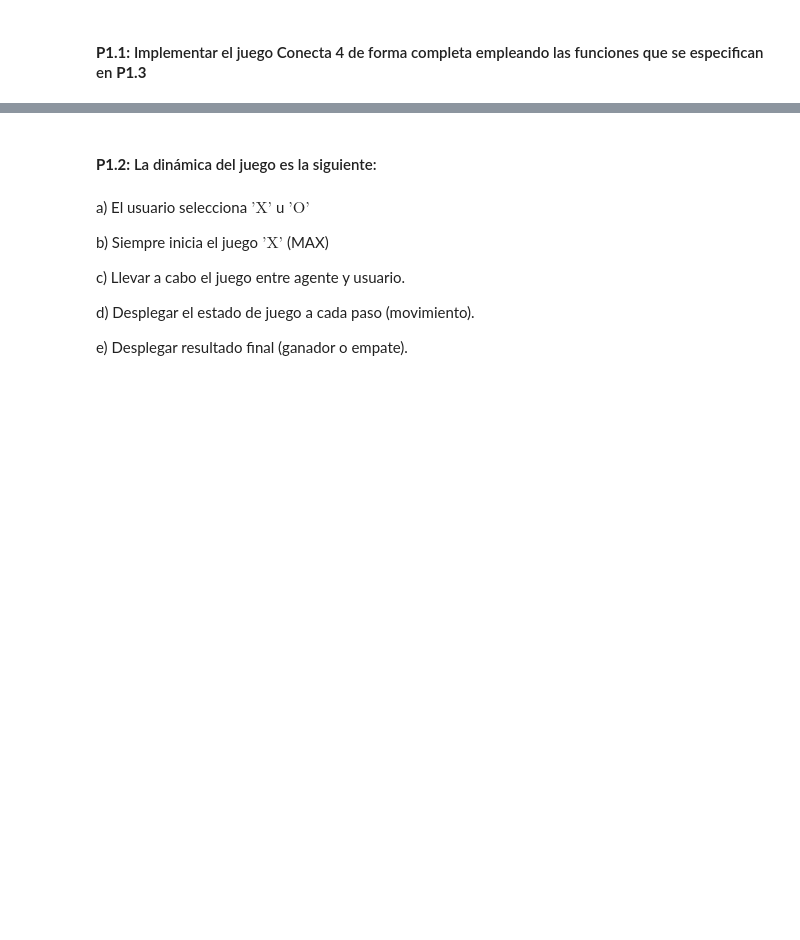
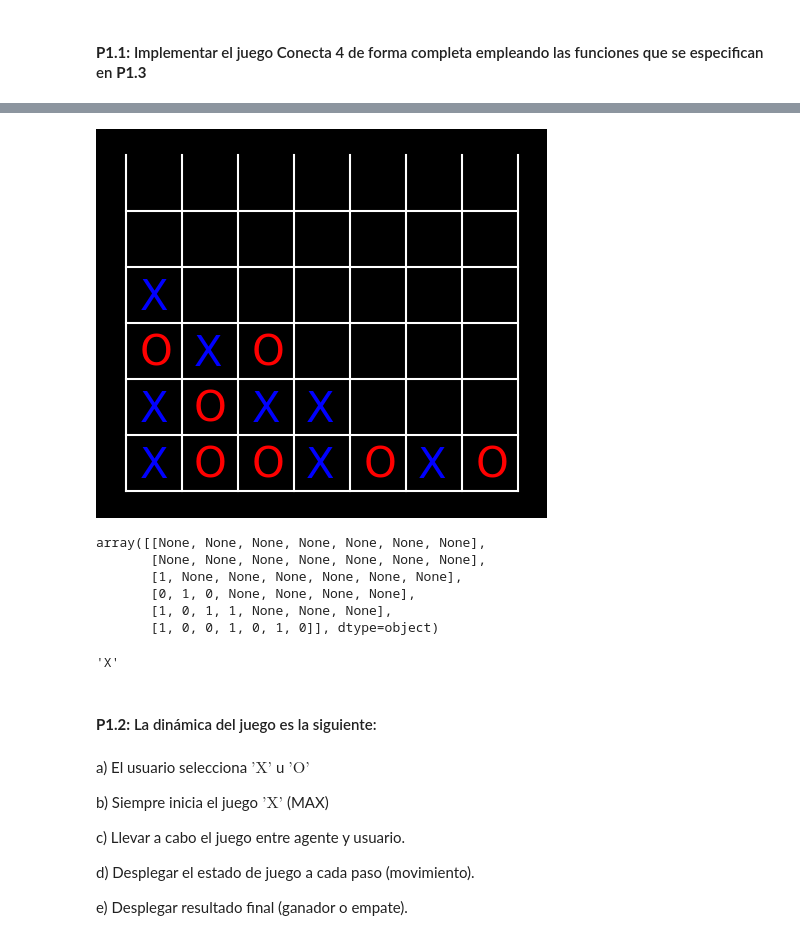
Before and after one commit to Daniels1610/CI008-Dagraz, a Jupyter notebook: labs/P03.ipynb, the cells around one changed output, grey strips where cells are left out. Cells and saved outputs as stored; diff of their text form; code cells hidden in the pictures; blank space fills up the shorter version.

```diff
--- a/labs/P03.ipynb
+++ b/labs/P03.ipynb
@@ -14,0 +22,9 @@ from classes.players.SmartComputerPlayer import SmartComputerPlayer
+# %%
+def get_fm(img:tuple, f:tuple, stride:np.int8) -> tuple:
+    feature_dims = np.empty(2, dtype=np.int8)
+    if (((img[0] - f[0]) % stride != 0) or ((img[1] - f[1]) % stride != 0)):
+        return "Operation is not valid!"
+    else:
+        feature_dims[0] = (img[0] - f[0]) / stride + 1
+        feature_dims[1] = (img[1] - f[1]) / stride + 1
+    return tuple(feature_dims)
@@ -192,3 +300,28 @@ display(b.board)
+# %%
+b.make_move(np.array([5,1])); b.update_board(np.array([5,1]))
+b.make_move(np.array([5,0])); b.update_board(np.array([5,0]))
+b.make_move(np.array([4,1])); b.update_board(np.array([4,1]))
+b.make_move(np.array([3,1])); b.update_board(np.array([3,1]))
+b.make_move(np.array([5,6])); b.update_board(np.array([5,6]))
+b.make_move(np.array([4,0])); b.update_board(np.array([4,0]))
+b.make_move(np.array([3,0])); b.update_board(np.array([3,0]))
+b.make_move(np.array([2,0])); b.update_board(np.array([2,0]))
+display(b.board)
+# %% [output]
+[figure, added]
+# %%
+b.state
+# %% [output]
+array([[None, None, None, None, None, None, None],
+       [None, None, None, None, None, None, None],
+       [1, None, None, None, None, None, None],
+       [0, 1, 0, None, None, None, None],
+       [1, 0, 1, 1, None, None, None],
+       [1, 0, 0, 1, 0, 1, 0]], dtype=object)
+# %%
+b.winner()
+# %% [output]
+'X'
 # %% [markdown]
 #### **P1.2:** La dinámica del juego es la siguiente:
 # %% [markdown]
```
Also changed, not shown: parts of 17 cells of this notebook, 6 other files.
